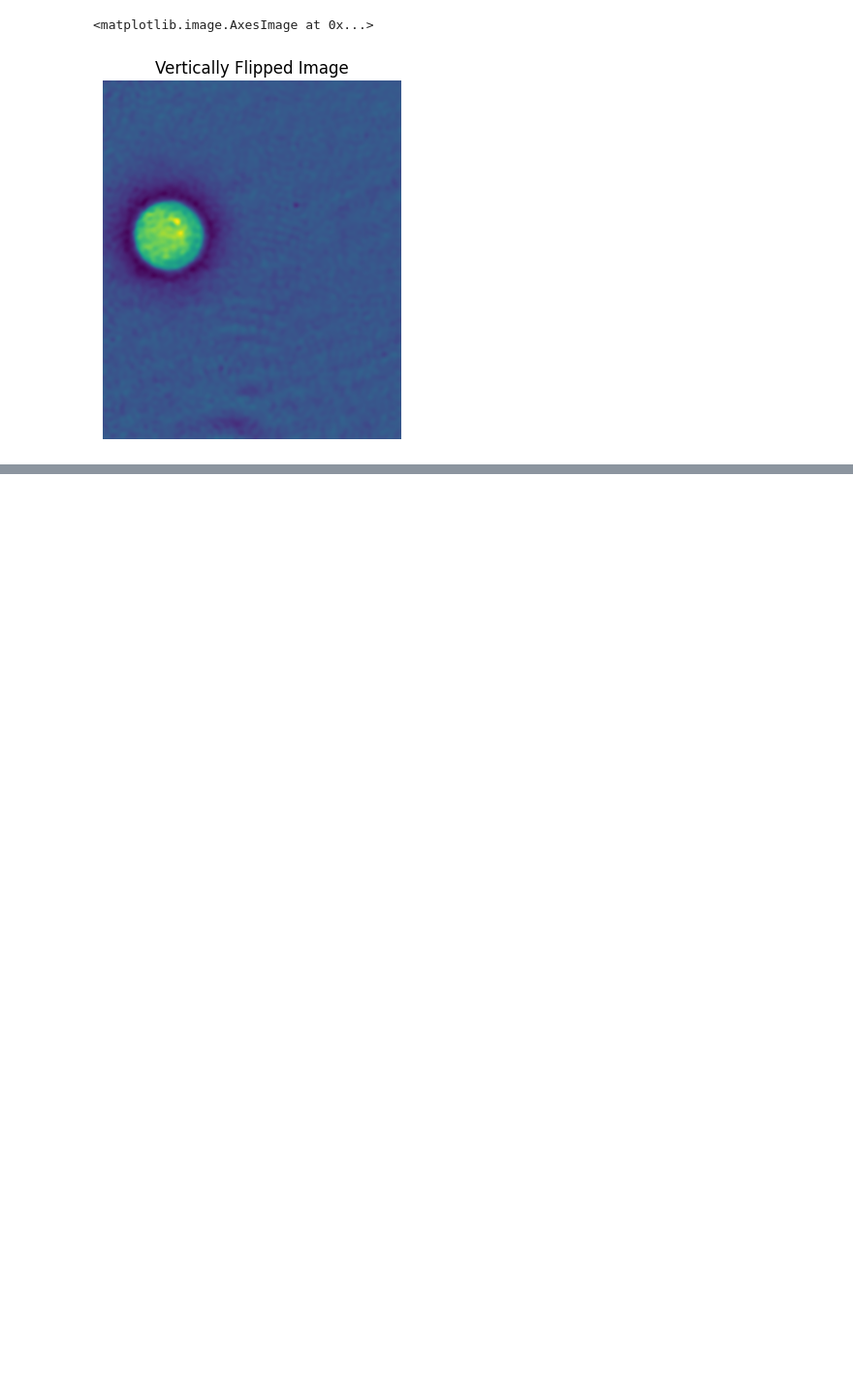
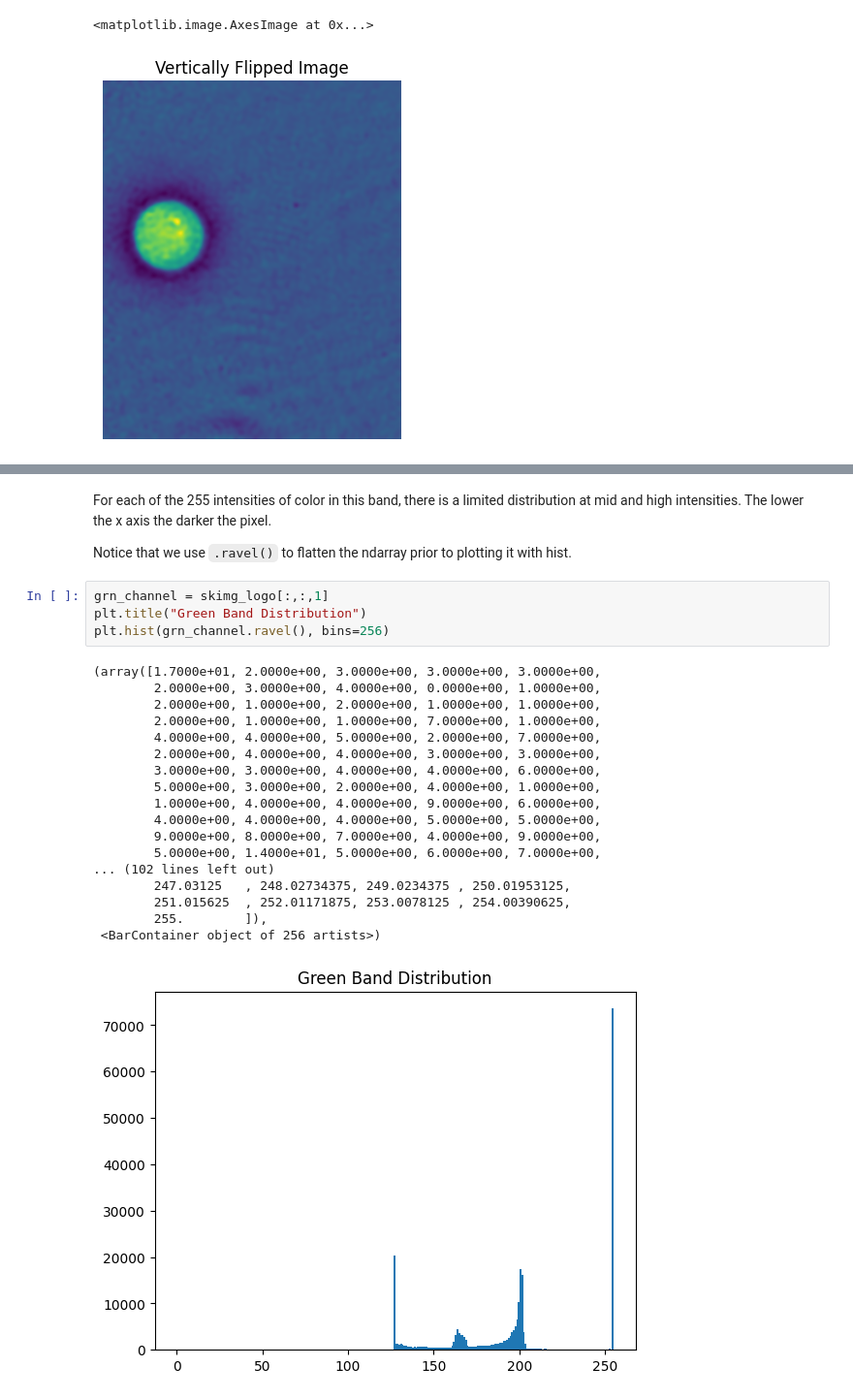
Before and after one commit to r-leyshon/image-processing, a Jupyter notebook: scikit-image/image-processing-with-skimage/01.intro.ipynb, the cells around one changed output, grey strips where cells are left out. Shown at 97% size. Saved outputs shown, nothing was run; the diff lists cells and outputs as text; blank space fills up the shorter version.

```diff
--- a/scikit-image/image-processing-with-skimage/01.intro.ipynb
+++ b/scikit-image/image-processing-with-skimage/01.intro.ipynb
@@ -68,0 +104,28 @@ plt.imshow(vert_flip_cell)
+# %% [markdown]
+For each of the 255 intensities of color in this band, there is a limited distribution at mid and high intensities.
+The lower the x axis the darker the pixel.
+
+Notice that we use `.ravel()` to flatten the ndarray prior to plotting it with hist.
+# %%
+grn_channel = skimg_logo[:,:,1]
+plt.title("Green Band Distribution")
+plt.hist(grn_channel.ravel(), bins=256)
+# %% [output]
+(array([1.7000e+01, 2.0000e+00, 3.0000e+00, 3.0000e+00, 3.0000e+00,
+        2.0000e+00, 3.0000e+00, 4.0000e+00, 0.0000e+00, 1.0000e+00,
+        2.0000e+00, 1.0000e+00, 2.0000e+00, 1.0000e+00, 1.0000e+00,
+        2.0000e+00, 1.0000e+00, 1.0000e+00, 7.0000e+00, 1.0000e+00,
+        4.0000e+00, 4.0000e+00, 5.0000e+00, 2.0000e+00, 7.0000e+00,
+        2.0000e+00, 4.0000e+00, 4.0000e+00, 3.0000e+00, 3.0000e+00,
+        3.0000e+00, 3.0000e+00, 4.0000e+00, 4.0000e+00, 6.0000e+00,
+        5.0000e+00, 3.0000e+00, 2.0000e+00, 4.0000e+00, 1.0000e+00,
+        1.0000e+00, 4.0000e+00, 4.0000e+00, 9.0000e+00, 6.0000e+00,
+        4.0000e+00, 4.0000e+00, 4.0000e+00, 5.0000e+00, 5.0000e+00,
+        9.0000e+00, 8.0000e+00, 7.0000e+00, 4.0000e+00, 9.0000e+00,
+        5.0000e+00, 1.4000e+01, 5.0000e+00, 6.0000e+00, 7.0000e+00,
+... (102 lines left out)
+        247.03125   , 248.02734375, 249.0234375 , 250.01953125,
+        251.015625  , 252.01171875, 253.0078125 , 254.00390625,
+        255.        ]),
+ <BarContainer object of 256 artists>)
+[figure, added]
```
Also changed, not shown: parts of 4 cells of this notebook.
